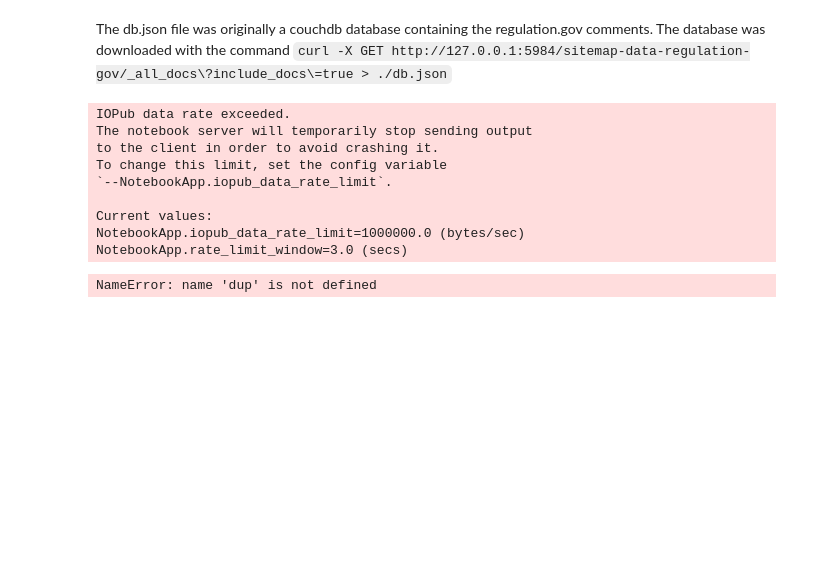
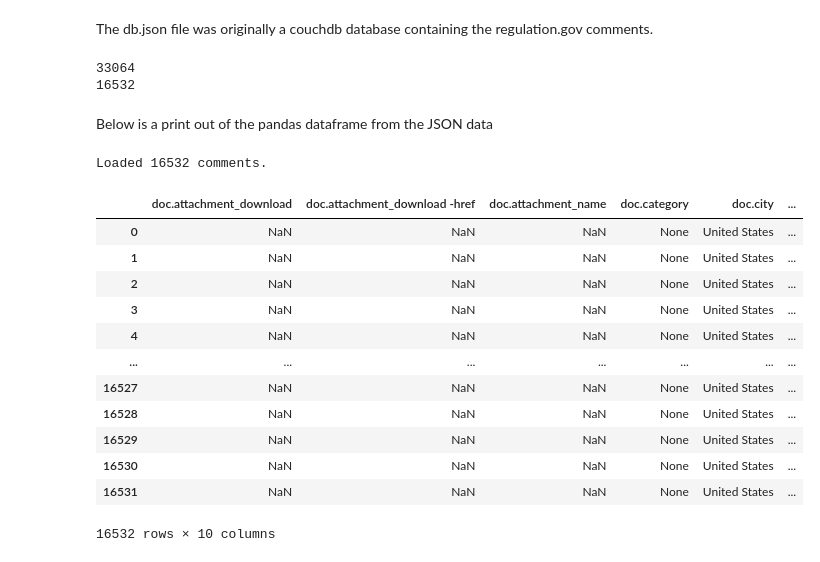
Before and after one commit to Nishnha/Title-IX-Call-for-Comments-Analysis, a Jupyter notebook: Title IX Basic Analysis.ipynb, the cells around one changed output. Drawn from its saved outputs; the diff is of its cells as text; code cells hidden in the pictures; blank space fills up the shorter version.

```diff
--- a/Title IX Basic Analysis.ipynb
+++ b/Title IX Basic Analysis.ipynb
@@ -11,27 +13,38 @@ from pandas.io.json import json_normalize
 # %% [markdown]
-The db.json file was originally a couchdb database containing the regulation.gov comments. The database was downloaded with the command
-`curl -X GET http://127.0.0.1:5984/sitemap-data-regulation-gov/_all_docs\?include_docs\=true > ./db.json`
+The db.json file was originally a couchdb database containing the regulation.gov comments.
-# %%
-data = json.load(open('./data/db.json'))
-json_normalize(data['rows'])
-# data = pandas.DataFrame.from_dict(json_data)
-
-print("Loaded %d comments." % len(data))
-print(data)
-# %% [output]
-IOPub data rate exceeded.
-The notebook server will temporarily stop sending output
-to the client in order to avoid crashing it.
-To change this limit, set the config variable
-`--NotebookApp.iopub_data_rate_limit`.
-
-Current values:
-NotebookApp.iopub_data_rate_limit=1000000.0 (bytes/sec)
-NotebookApp.rate_limit_window=3.0 (secs)
-# %%
-dup
-
-%matplotlib inline
-pyplot.figure(1, figsize=(20, 8))
-# %% [output]
-NameError: name 'dup' is not defined
+# %%
+dbfile = './data/db2.json'
+json_data = json.load(open(dbfile))
+data = json_normalize(json_data)
+print(len(data))
+
+data = data.iloc[::2] #remove every other entry (because of data collection issues)
+print(len(data))
+# data.drop_duplicates(subset='doc._rev', inplace=True) #remove exact duplicates
+data.reset_index(drop=True, inplace=True) #reindex the dataframe
+data.drop(labels=['doc._id', 'doc._rev', 'id', 'key', 'value.rev'], inplace=True, axis='columns')
+# %% [output]
+33064
+16532
+# %% [markdown]
+Below is a print out of the pandas dataframe from the JSON data
+# %%
+print("Loaded %d comments." % len(data))
+
+with pandas.option_context('display.max_rows', 10, 'display.max_columns', 14):
+    display(data)
+# %% [output]
+Loaded 16532 comments.
+|  | doc.attachment_download | doc.attachment_download -href | doc.attachment_name | doc.category | doc.city | ... |
+| 0 | NaN | NaN | NaN | None | United States | ... |
+| 1 | NaN | NaN | NaN | None | United States | ... |
+| 2 | NaN | NaN | NaN | None | United States | ... |
+| 3 | NaN | NaN | NaN | None | United States | ... |
+| 4 | NaN | NaN | NaN | None | United States | ... |
+| ... | ... | ... | ... | ... | ... | ... |
+| 16527 | NaN | NaN | NaN | None | United States | ... |
+| 16528 | NaN | NaN | NaN | None | United States | ... |
+| 16529 | NaN | NaN | NaN | None | United States | ... |
+| 16530 | NaN | NaN | NaN | None | United States | ... |
+| 16531 | NaN | NaN | NaN | None | United States | ... |
+16532 rows × 10 columns
```
Also changed, not shown: parts of 11 cells of this notebook, 5 other files.
